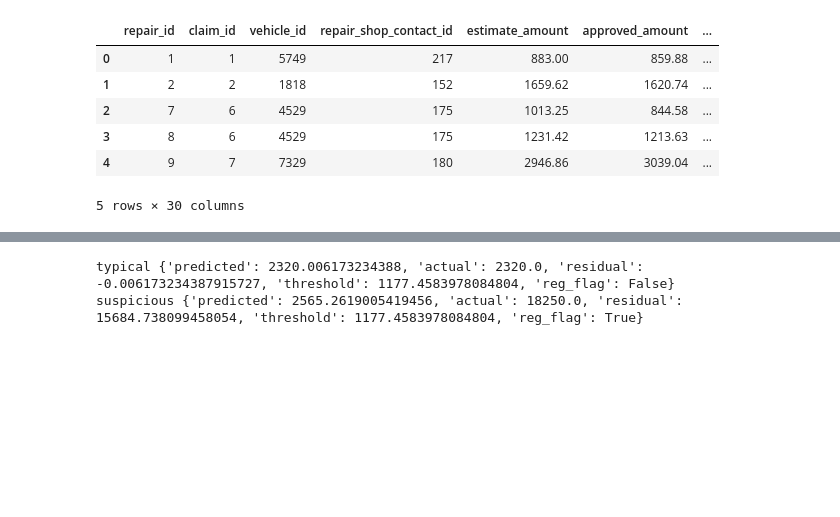
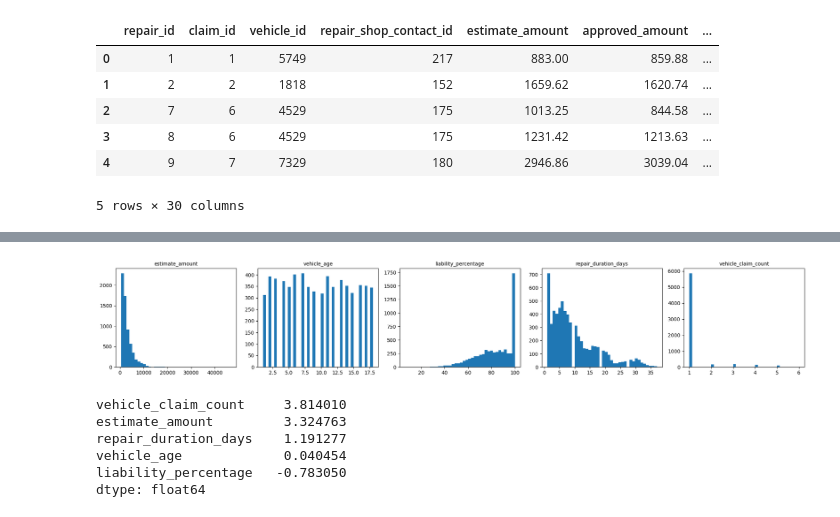
Before and after one commit to Skatyal2000/Aviva-ml, a Jupyter notebook: Regression_Model.ipynb, the cells around one changed output, grey strips where cells are left out. Drawn from its saved outputs; the diff is of its cells as text; code cells hidden in the pictures; blank space fills up the shorter version.

```diff
--- a/Regression_Model.ipynb
+++ b/Regression_Model.ipynb
@@ -40,3 +27,0 @@ threshold = result["threshold"]
-# %%
-df["reg_flag"] = result["flag"]
-df["reg_flag"].value_counts()
@@ -48,2 +27,0 @@ Name: count, dtype: int64
-# %%
-fig, ax = plt.subplots(figsize=(7, 7)); ax.scatter(y, oof_pred, s=10, alpha=0.3, c=df["reg_flag"].map({True: "red", False: "steelblue"})); lims = [y.min(), y.max()]; ax.plot(lims, lims, "k--"); plt.show(); fig, ax = plt.subplots(figsize=(9, 4)); ax.hist(df["residual"], bins=80); ax.axvline(threshold, color="red", ls="--"); ax.axvline(-threshold, color="red", ls="--"); plt.show()
@@ -56,2 +27,0 @@ order = np.argsort(imp.importances_mean)[::-1]
-# %%
-fig, ax = plt.subplots(figsize=(8, 5)); ax.barh(np.array(X.columns)[order], imp.importances_mean[order]); plt.show()
@@ -70,5 +27,0 @@ True            0.972  0.028
-# %%
-fig, axes = plt.subplots(1, 2, figsize=(12, 4.5))
-for ax, col in zip(axes, ["invoice_vs_estimate_ratio", "invoice_vs_approved_ratio"]):
-    sns.boxplot(data=df, x="reg_flag", y=col, ax=ax)
-plt.show()
@@ -89,6 +28,23 @@ suspicious_point = {"estimate_amount": 2400.00, "vehicle_age": 2, "liability_per
-# %%
-print("typical", score_new_point(typical_point, 2320.00))
-print("suspicious", score_new_point(suspicious_point, 18250.00))
-# %% [output]
-typical {'predicted': 2320.006173234388, 'actual': 2320.0, 'residual': -0.006173234387915727, 'threshold': 1177.4583978084804, 'reg_flag': False}
-suspicious {'predicted': 2565.2619005419456, 'actual': 18250.0, 'residual': 15684.738099458054, 'threshold': 1177.4583978084804, 'reg_flag': True}
+# %%
+candidate_numeric_cols = ["estimate_amount", "vehicle_age", "liability_percentage", "repair_duration_days", "vehicle_claim_count"]
+
+fig, axes = plt.subplots(1, len(candidate_numeric_cols), figsize=(20, 3.5))
+for ax, col in zip(axes, candidate_numeric_cols):
+    ax.hist(df[col], bins=40)
+    ax.set_title(col, fontsize=10)
+plt.tight_layout()
+plt.show()
+# %% [output]
+[figure, added]
+# %%
+SEVERITY_ORDER = {"Minor": 0, "Moderate": 1, "Severe": 2, "Total Loss": 3}
+df["damage_severity_ordinal"] = df["damage_severity"].map(SEVERITY_ORDER)
+
+df[candidate_numeric_cols].skew().sort_values(ascending=False)
+# %% [output]
+vehicle_claim_count     3.814010
+estimate_amount         3.324763
+repair_duration_days    1.191277
+vehicle_age             0.040454
+liability_percentage   -0.783050
+dtype: float64
```
Also changed, not shown: parts of 67 cells of this notebook, 4 other files.
